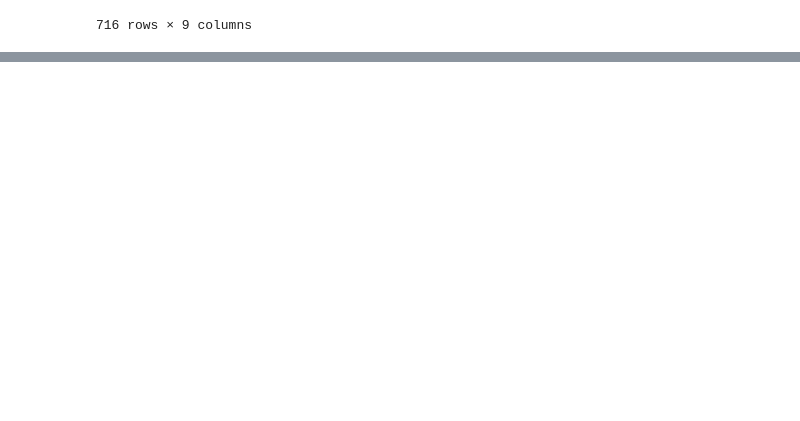
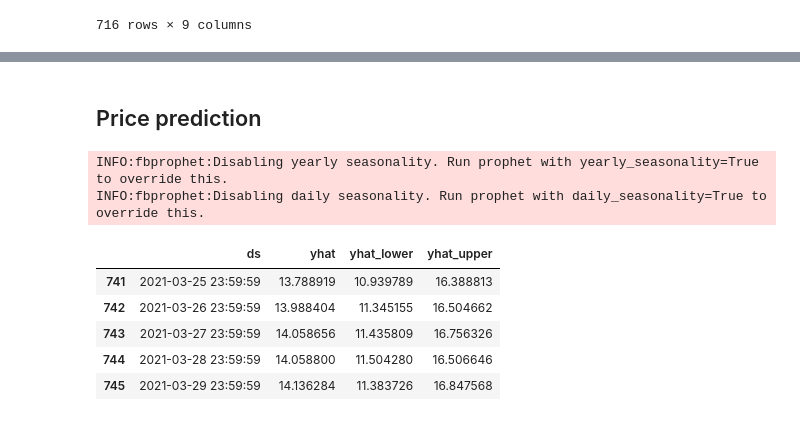
Before and after one commit to ArtTucker/crypto_prices_ML, a Jupyter notebook: preprocessing/by_coin/cosmos_preprocessing.ipynb, the cells around one changed output, grey strips where cells are left out. Drawn from its saved outputs; the diff is of its cells as text; code cells hidden in the pictures; blank space fills up the shorter version.

```diff
--- a/preprocessing/by_coin/cosmos_preprocessing.ipynb
+++ b/preprocessing/by_coin/cosmos_preprocessing.ipynb
@@ -55,0 +137,2 @@ dtype: object
+# %% [markdown]
+## Price prediction
@@ -55,0 +141,20 @@ dtype: object
+# %%
+INPUT_FILE = "coin_Cosmos.csv"
+
+price_predict_df = pd.read_csv("../../resources/prices/" + INPUT_FILE, parse_dates=['Date'], usecols=["Date", "Close"])
+price_predict_df.columns = ["ds", "y"]
+
+m = Prophet()
+m.fit(price_predict_df);
+future = m.make_future_dataframe(periods=30)
+forecast = m.predict(future)
+forecast[['ds', 'yhat', 'yhat_lower', 'yhat_upper']].tail()
+# %% [output]
+INFO:fbprophet:Disabling yearly seasonality. Run prophet with yearly_seasonality=True to override this.
+INFO:fbprophet:Disabling daily seasonality. Run prophet with daily_seasonality=True to override this.
+|  | ds | yhat | yhat_lower | yhat_upper |
+| 741 | 2021-03-25 23:59:59 | 13.788919 | 10.939789 | 16.388813 |
+| 742 | 2021-03-26 23:59:59 | 13.988404 | 11.345155 | 16.504662 |
+| 743 | 2021-03-27 23:59:59 | 14.058656 | 11.435809 | 16.756326 |
+| 744 | 2021-03-28 23:59:59 | 14.058800 | 11.504280 | 16.506646 |
+| 745 | 2021-03-29 23:59:59 | 14.136284 | 11.383726 | 16.847568 |
```
Also changed, not shown: parts of 14 cells of this notebook.
